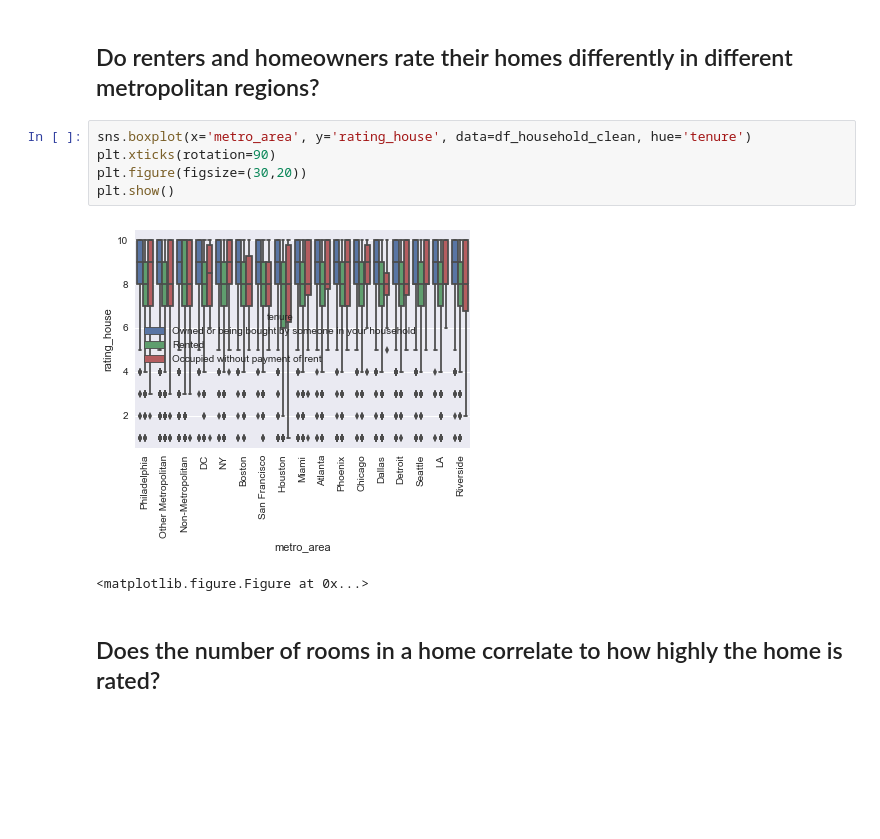
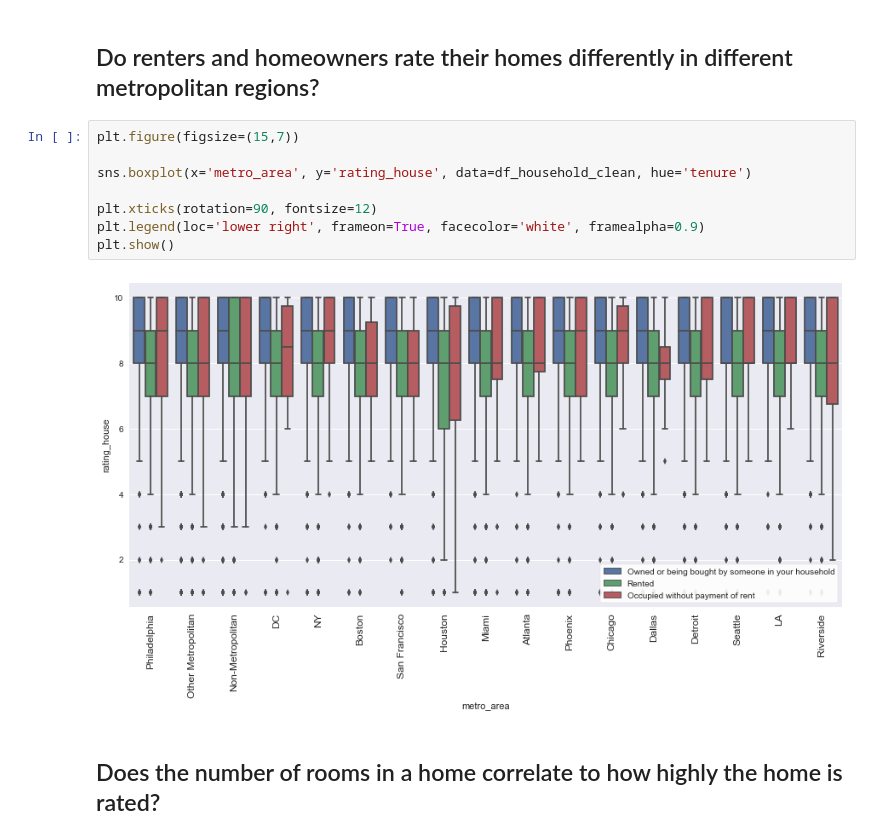
Before and after one commit to kellywong1314/Analytics-and-Machine-Learning, a Jupyter notebook: Capstone 1 - American Housing Satisfaction/EDA_American Housing Survey 2015.ipynb, the cells around one changed output. Drawn from its saved outputs; the diff is of its cells as text; blank space fills up the shorter version.

Commit message:
changed figure sizes for plots delineated by metro region

```diff
--- a/Capstone 1 - American Housing Satisfaction/EDA_American Housing Survey 2015.ipynb
+++ b/Capstone 1 - American Housing Satisfaction/EDA_American Housing Survey 2015.ipynb
@@ -66,13 +66,15 @@ Homeowners tend to rate their homes more highly than renters and people who do n
 # %% [markdown]
 ## Do renters and homeowners rate their homes differently in different metropolitan regions?
 # %%
+plt.figure(figsize=(15,7))
+
 sns.boxplot(x='metro_area', y='rating_house', data=df_household_clean, hue='tenure')
-plt.xticks(rotation=90)
-plt.figure(figsize=(30,20))
+
+plt.xticks(rotation=90, fontsize=12)
+plt.legend(loc='lower right', frameon=True, facecolor='white', framealpha=0.9)
 plt.show()
 # %% [output]
-[figure, old version]
+[figure, new version]
-<matplotlib.figure.Figure at 0x...>
 # %% [markdown]
 ## Does the number of rooms in a home correlate to how highly the home is rated?
 # %%
```
Also changed, not shown: parts of 2 cells of this notebook.
